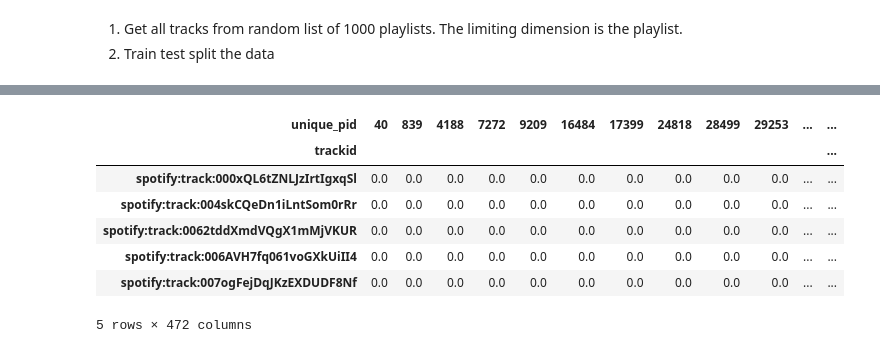
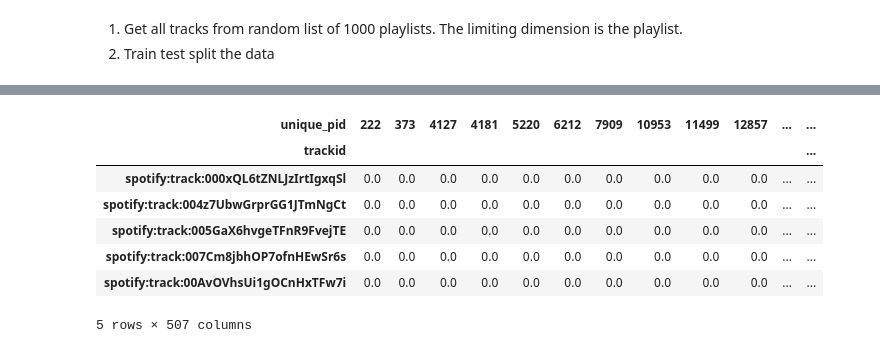
Before and after one commit to spotted-d/spotify-project, a Jupyter notebook: notebooks/emily_milestone_4.ipynb, the cells around one changed output, grey strips where cells are left out. Drawn from its saved outputs; the diff is of its cells as text; code cells hidden in the pictures.

```diff
--- a/notebooks/emily_milestone_4.ipynb
+++ b/notebooks/emily_milestone_4.ipynb
@@ -89,8 +98,10 @@ playlist_analysis = playlist_tracks[['unique_pid', 'trackid','danceability', 'en
 
 playlist_song_info = playlist_tracks[['trackid', 'artist_name', 'track_name', 'album_name']]
 # %%
-# (spread procedure - group by track and features one hot encode playlist assignments)
+# create column of ones for data spread procedure later
 playlist_analysis.loc[:, 'one'] = 1
-# playlist_one_hot = playlist_analysis.pivot(index='trackid', columns='', values='')
+# data spread procedure - group by track and features one hot encode playlist assignments
 playlist_analysis = playlist_analysis.drop_duplicates(subset=['unique_pid', 'trackid'])
-playlist_one_hot = playlist_analysis.pivot(index="trackid", columns='unique_pid', values="one")
+
+#create train and test (stratified by playlist)
+train, test = train_test_split(playlist_analysis, train_size=0.8, stratify=playlist_analysis.unique_pid)
@@ -109,0 +108,3 @@ playlist_one_hot = playlist_one_hot.fillna(value=0)
+# %%
+playlist_train_one_hot = train.pivot(index="trackid", columns='unique_pid', values="one")
+playlist_train_one_hot = playlist_train_one_hot.fillna(value=0)
@@ -110,15 +114,15 @@ playlist_one_hot = playlist_one_hot.fillna(value=0)
 # %%
 # get histogram of songs associated with # playlists
-playlist_one_hot.loc[:, "sum"] = playlist_one_hot.sum(axis = 1)
+playlist_train_one_hot.loc[:, "sum"] = playlist_train_one_hot.sum(axis = 1)
 # %%
-playlist_one_hot.head()
+playlist_train_one_hot.head()
 # %% [output]
-| unique_pid | 40 | 839 | 4188 | 7272 | 9209 | 16484 | 17399 | 24818 | 28499 | 29253 | ... | ... |
+| unique_pid | 222 | 373 | 4127 | 4181 | 5220 | 6212 | 7909 | 10953 | 11499 | 12857 | ... | ... |
 | trackid |  |  |  |  |  |  |  |  |  |  |  | ... |
 | spotify:track:000xQL6tZNLJzIrtIgxqSl | 0.0 | 0.0 | 0.0 | 0.0 | 0.0 | 0.0 | 0.0 | 0.0 | 0.0 | 0.0 | ... | ... |
-| spotify:track:004skCQeDn1iLntSom0rRr | 0.0 | 0.0 | 0.0 | 0.0 | 0.0 | 0.0 | 0.0 | 0.0 | 0.0 | 0.0 | ... | ... |
-| spotify:track:0062tddXmdVQgX1mMjVKUR | 0.0 | 0.0 | 0.0 | 0.0 | 0.0 | 0.0 | 0.0 | 0.0 | 0.0 | 0.0 | ... | ... |
-| spotify:track:006AVH7fq061voGXkUiII4 | 0.0 | 0.0 | 0.0 | 0.0 | 0.0 | 0.0 | 0.0 | 0.0 | 0.0 | 0.0 | ... | ... |
-| spotify:track:007ogFejDqJKzEXDUDF8Nf | 0.0 | 0.0 | 0.0 | 0.0 | 0.0 | 0.0 | 0.0 | 0.0 | 0.0 | 0.0 | ... | ... |
+| spotify:track:004z7UbwGrprGG1JTmNgCt | 0.0 | 0.0 | 0.0 | 0.0 | 0.0 | 0.0 | 0.0 | 0.0 | 0.0 | 0.0 | ... | ... |
+| spotify:track:005GaX6hvgeTFnR9FvejTE | 0.0 | 0.0 | 0.0 | 0.0 | 0.0 | 0.0 | 0.0 | 0.0 | 0.0 | 0.0 | ... | ... |
+| spotify:track:007Cm8jbhOP7ofnHEwSr6s | 0.0 | 0.0 | 0.0 | 0.0 | 0.0 | 0.0 | 0.0 | 0.0 | 0.0 | 0.0 | ... | ... |
+| spotify:track:00AvOVhsUi1gOCnHxTFw7i | 0.0 | 0.0 | 0.0 | 0.0 | 0.0 | 0.0 | 0.0 | 0.0 | 0.0 | 0.0 | ... | ... |
-5 rows × 472 columns
+5 rows × 507 columns
 # %%
```
Also changed, not shown: parts of 20 cells of this notebook.
